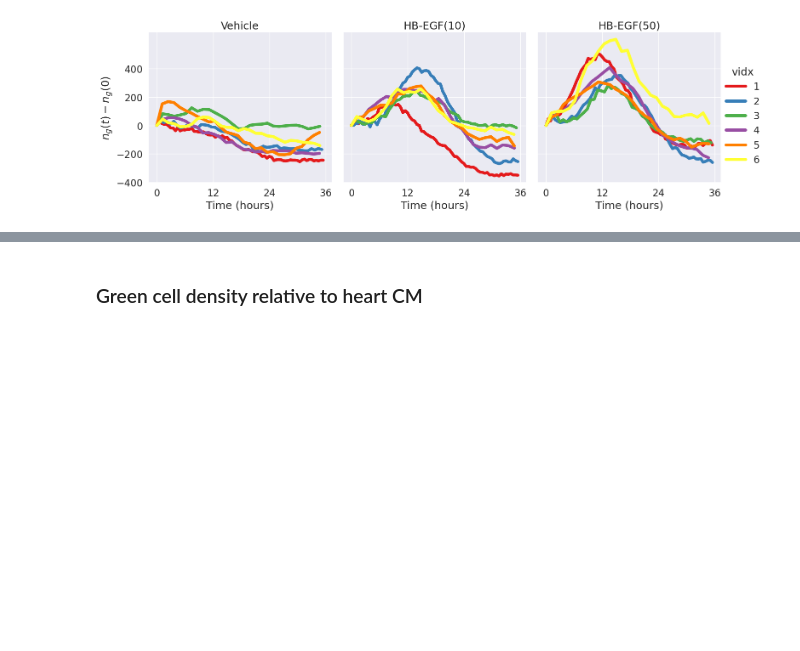
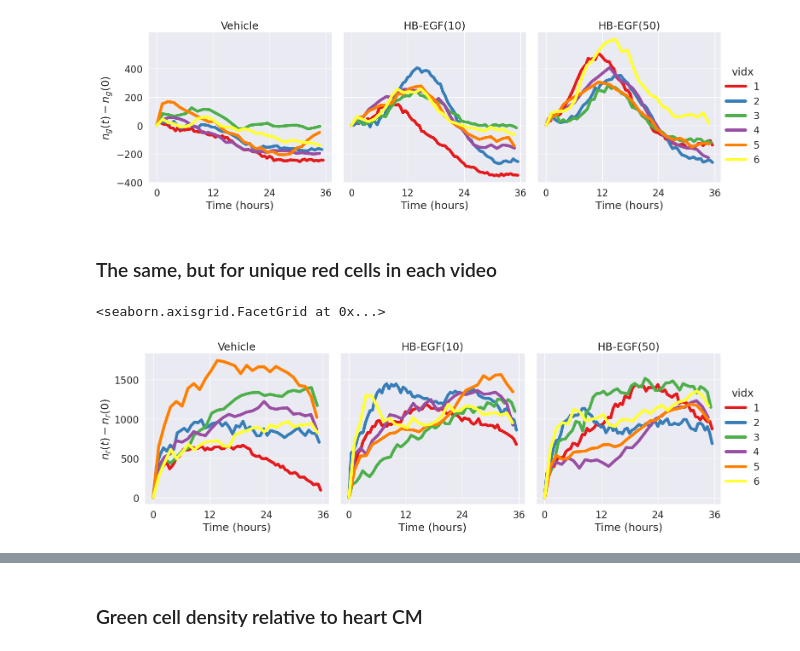
Before and after one commit to CaicedoLab/hbegf-epicardial-zebrafish-paper, a Jupyter notebook: notebooks/heatmaps.ipynb, the cells around one changed output, grey strips where cells are left out. Cells and saved outputs as stored; diff of their text form; code cells hidden in the pictures; blank space fills up the shorter version.

Commit message:
added r and g/(g + r) to line plots

```diff
--- a/notebooks/heatmaps.ipynb
+++ b/notebooks/heatmaps.ipynb
@@ -88,3 +88,16 @@ _()
 # %% [output]
 <seaborn.axisgrid.FacetGrid at 0x...>
 [figure]
+# %% [markdown]
+### The same, but for unique red cells in each video
+# %%
+# Load the red cells separately. The `df` above was restricted to green cells only,
+# so we re-read the source and apply the same column drops / d_heart cut for red.
+df_red = pd.read_csv(path2stats)
+df_red = df_red[df_red['color'] == 'r'].drop(columns=_drop_cols).reset_index(drop=True)
+
+df_red = df_red[df_red['d_heart'] <= 2200]
+df_red = df_red.reset_index(drop=True)
+# %%
+df_red_n_frames = df_red.groupby(['vclass', 'vidx'])['frame'].nunique().reset_index(name='n_frames')
+df_red_time_minutes = df_red.groupby(['vclass', 'vidx', 'frame'])['time_minutes'].mean().reset_index()
@@ -90,0 +140,31 @@ _()
+# %%
+def _():
+    sns.set_theme(font_scale=1.5)
+    g = sns.relplot(data=df_n_red_time, kind='line',
+                x='time_hours', y='delta_n_red_in_frame',
+                col='vclass', col_order=['vehicle', 'hb_egf_10', 'hb_egf_50'],
+                hue='vidx',
+                lw=5,
+                palette='Set1')
+
+    # set custom col titles
+    col_titles = [
+        "Vehicle",
+        "HB-EGF(10)",
+        "HB-EGF(50)"
+    ]
+    for ax, title in zip(g.axes.flat, col_titles):
+        ax.set_title(title)
+    g.set(xlabel='Time (hours)', ylabel=r'$n_r(t) - n_r(0)$')
+    plt.xticks([0, 12, 24, 36])
+    # red counts are ~7x the green counts, so let the y-axis auto-scale instead of fixing ticks
+
+    plt.savefig(path2figs / 'n_alive_red.pdf')
+
+    return g
+
+
+_()
+# %% [output]
+<seaborn.axisgrid.FacetGrid at 0x...>
+[figure, added]
```
Also changed, not shown: parts of 4 cells of this notebook.
